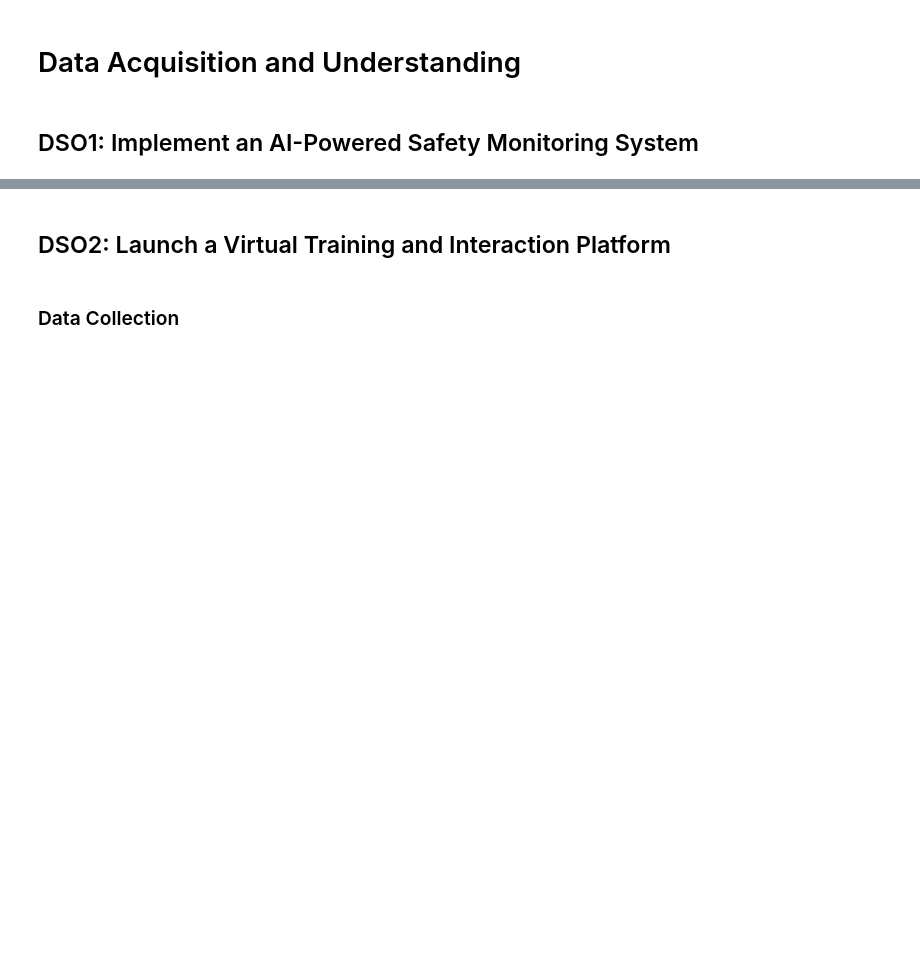
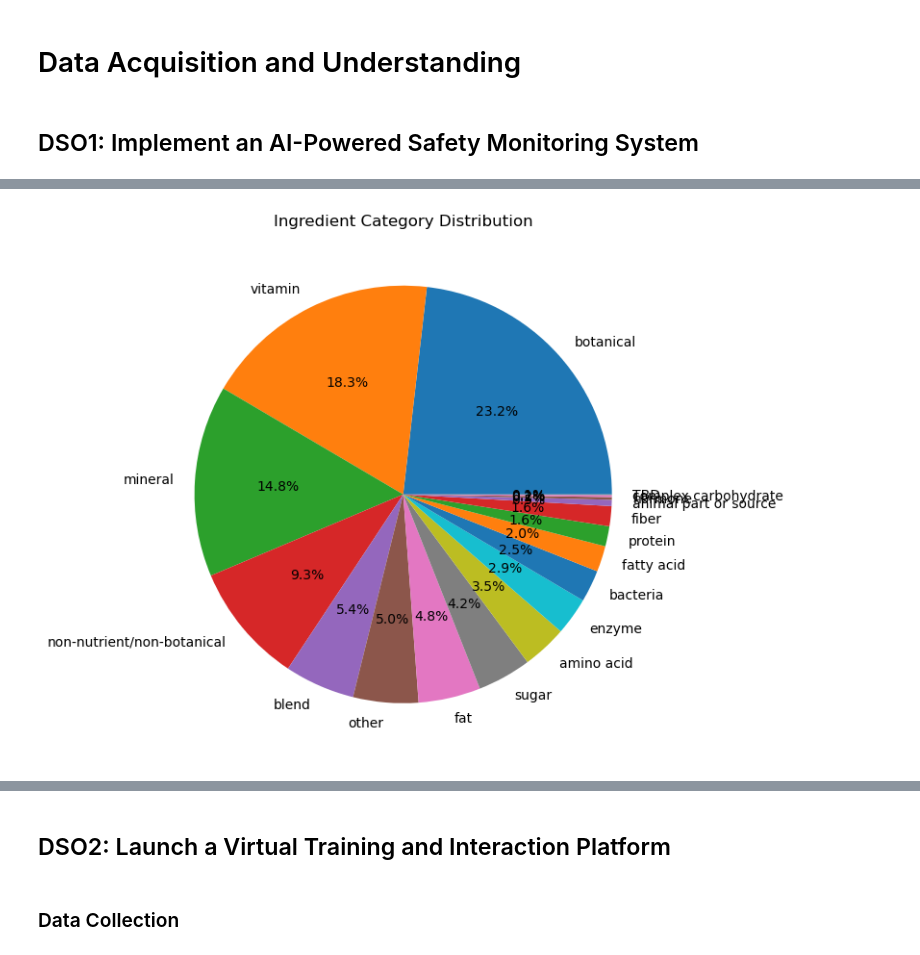
Before and after one commit to Tasnim85/Esprit-PI-4DS9-2526-ATHENAPLULSE, a Jupyter notebook: AthenaPulse.ipynb, the cells around one changed output, grey strips where cells are left out. Drawn from its saved outputs; the diff is of its cells as text; code cells hidden in the pictures; blank space fills up the shorter version.

```diff
--- a/AthenaPulse.ipynb
+++ b/AthenaPulse.ipynb
@@ -50,0 +216,12 @@
+# %%
+df_facts["category"].value_counts().plot(
+    kind="pie",
+    autopct="%1.1f%%",
+    figsize=(7,8),
+    title="Ingredient Category Distribution"
+)
+
+plt.ylabel("")
+plt.show()
+# %% [output]
+[figure, added]
```
Also changed, not shown: parts of 126 cells of this notebook.
